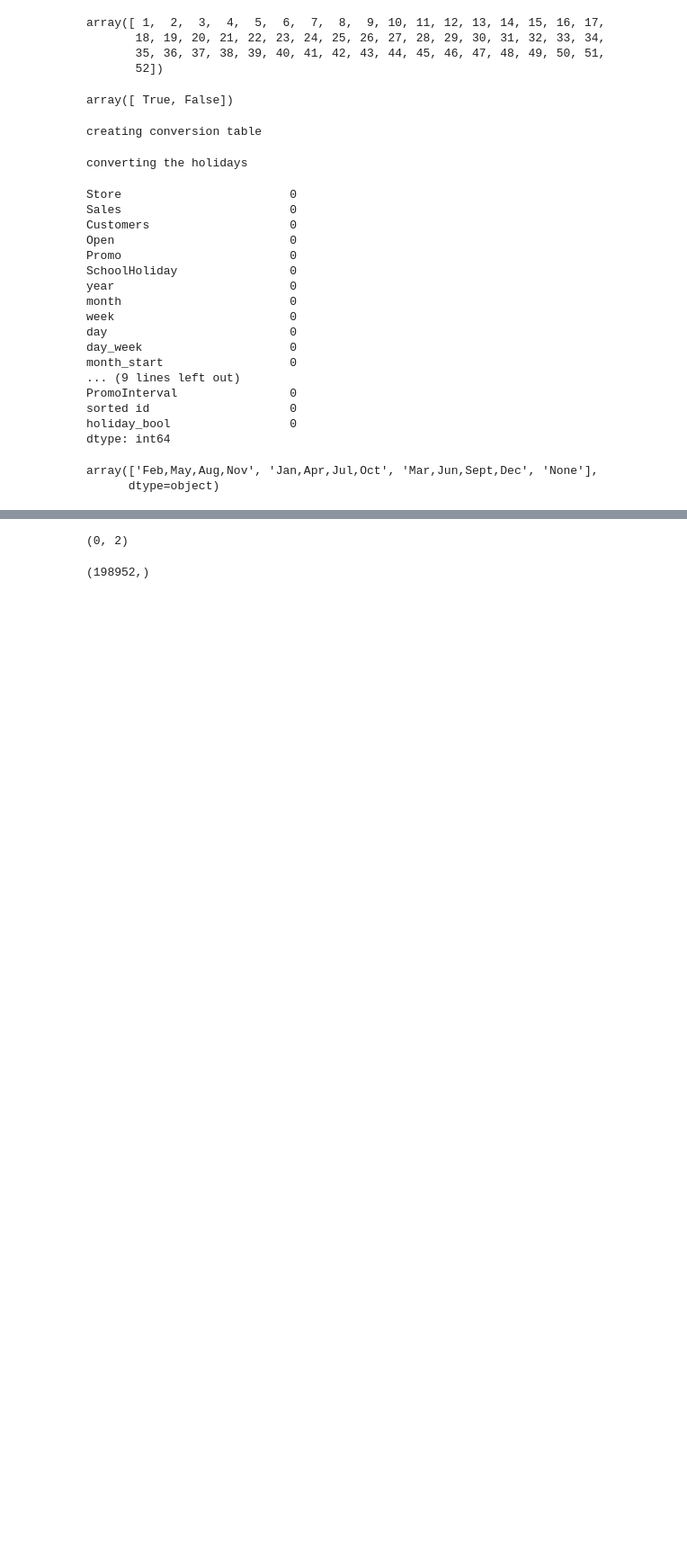
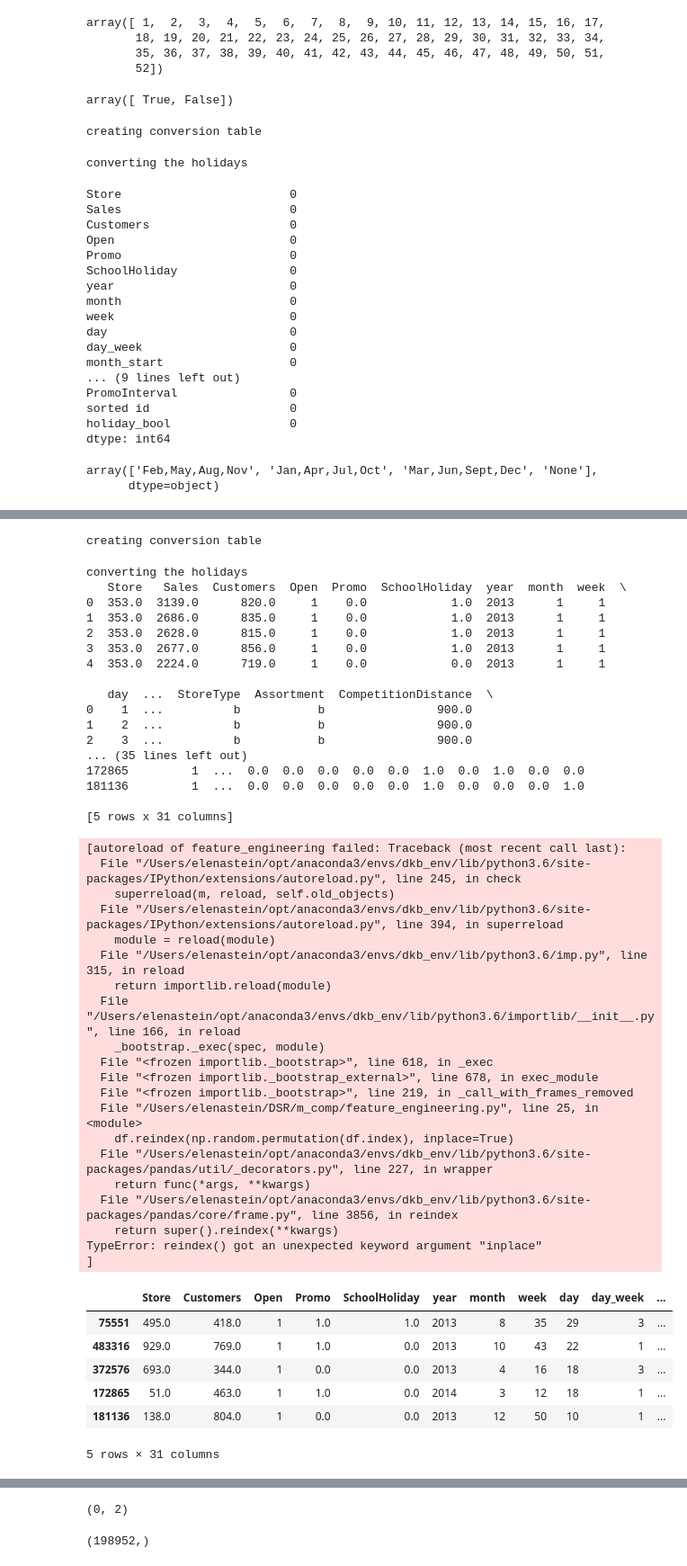
Before and after one commit to elenche95/stores, a Jupyter notebook: testing_models.ipynb, the cells around one changed output, grey strips where cells are left out. Shown at 90% size. Saved outputs shown, nothing was run; the diff lists cells and outputs as text; code cells hidden in the pictures; blank space fills up the shorter version.

```diff
--- a/testing_models.ipynb
+++ b/testing_models.ipynb
@@ -90,0 +174,52 @@ KeyboardInterrupt:
+# %%
+a = X_train
+print(a.head())
+
+a.reindex(np.random.permutation(a.index))
+a.head()
+# %% [output]
+creating conversion table
+converting the holidays
+   Store   Sales  Customers  Open  Promo  SchoolHoliday  year  month  week  \
+0  353.0  3139.0      820.0     1    0.0            1.0  2013      1     1
+1  353.0  2686.0      835.0     1    0.0            1.0  2013      1     1
+2  353.0  2628.0      815.0     1    0.0            1.0  2013      1     1
+3  353.0  2677.0      856.0     1    0.0            1.0  2013      1     1
+4  353.0  2224.0      719.0     1    0.0            0.0  2013      1     1
+
+   day  ...  StoreType  Assortment  CompetitionDistance  \
+0    1  ...          b           b                900.0
+1    2  ...          b           b                900.0
+2    3  ...          b           b                900.0
+... (35 lines left out)
+172865         1  ...  0.0  0.0  0.0  0.0  0.0  1.0  0.0  1.0  0.0  0.0
+181136         1  ...  0.0  0.0  0.0  0.0  0.0  1.0  0.0  0.0  0.0  1.0
+
+[5 rows x 31 columns]
+[autoreload of feature_engineering failed: Traceback (most recent call last):
+  File "/Users/elenastein/opt/anaconda3/envs/dkb_env/lib/python3.6/site-packages/IPython/extensions/autoreload.py", line 245, in check
+    superreload(m, reload, self.old_objects)
+  File "/Users/elenastein/opt/anaconda3/envs/dkb_env/lib/python3.6/site-packages/IPython/extensions/autoreload.py", line 394, in superreload
+    module = reload(module)
+  File "/Users/elenastein/opt/anaconda3/envs/dkb_env/lib/python3.6/imp.py", line 315, in reload
+    return importlib.reload(module)
+  File "/Users/elenastein/opt/anaconda3/envs/dkb_env/lib/python3.6/importlib/__init__.py", line 166, in reload
+    _bootstrap._exec(spec, module)
+  File "<frozen importlib._bootstrap>", line 618, in _exec
+  File "<frozen importlib._bootstrap_external>", line 678, in exec_module
+  File "<frozen importlib._bootstrap>", line 219, in _call_with_frames_removed
+  File "/Users/elenastein/DSR/m_comp/feature_engineering.py", line 25, in <module>
+    df.reindex(np.random.permutation(df.index), inplace=True)
+  File "/Users/elenastein/opt/anaconda3/envs/dkb_env/lib/python3.6/site-packages/pandas/util/_decorators.py", line 227, in wrapper
+    return func(*args, **kwargs)
+  File "/Users/elenastein/opt/anaconda3/envs/dkb_env/lib/python3.6/site-packages/pandas/core/frame.py", line 3856, in reindex
+    return super().reindex(**kwargs)
+TypeError: reindex() got an unexpected keyword argument "inplace"
+]
+|  | Store | Customers | Open | Promo | SchoolHoliday | year | month | week | day | day_week | ... |
+| 75551 | 495.0 | 418.0 | 1 | 1.0 | 1.0 | 2013 | 8 | 35 | 29 | 3 | ... |
+| 483316 | 929.0 | 769.0 | 1 | 1.0 | 0.0 | 2013 | 10 | 43 | 22 | 1 | ... |
+| 372576 | 693.0 | 344.0 | 1 | 0.0 | 0.0 | 2013 | 4 | 16 | 18 | 3 | ... |
+| 172865 | 51.0 | 463.0 | 1 | 1.0 | 0.0 | 2014 | 3 | 12 | 18 | 1 | ... |
+| 181136 | 138.0 | 804.0 | 1 | 0.0 | 0.0 | 2013 | 12 | 50 | 10 | 1 | ... |
+5 rows × 31 columns
```
Also changed, not shown: parts of 34 cells of this notebook, 6 other files.
